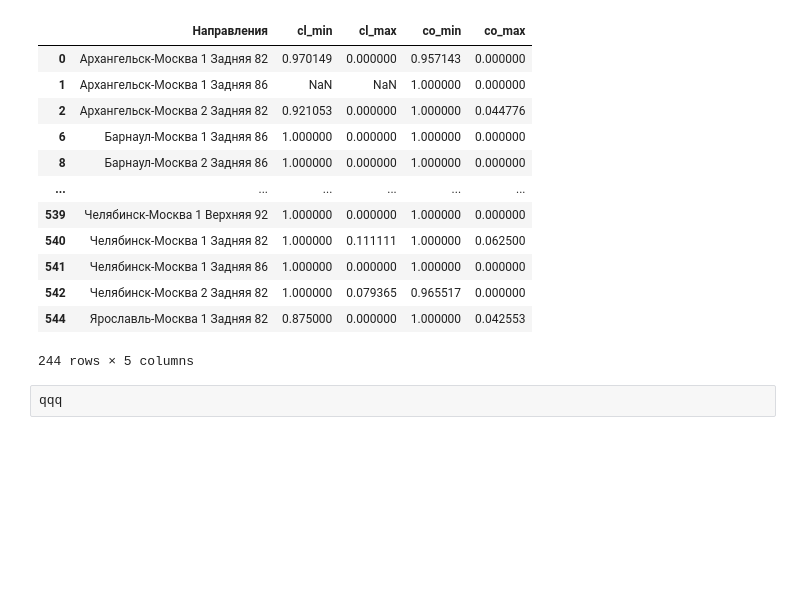
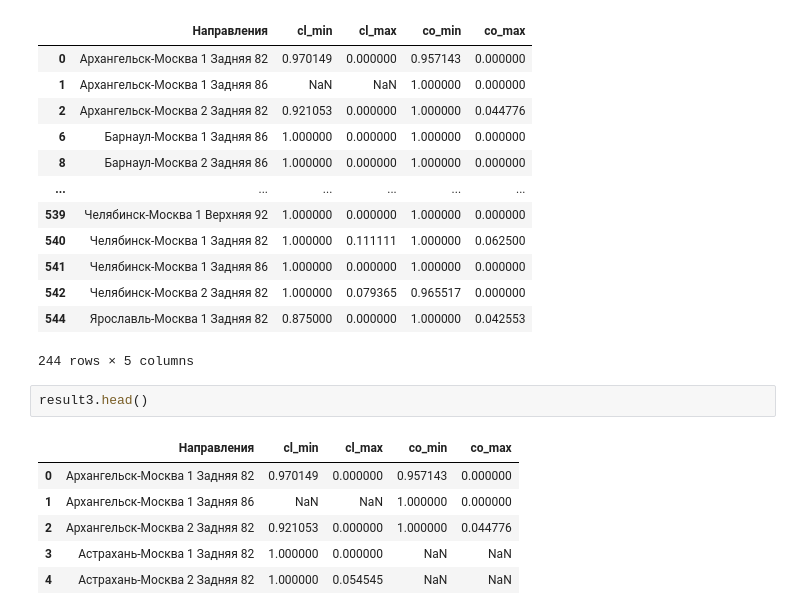
Before and after one commit to Vladimir170125/git, a Jupyter notebook: no_random.ipynb, the cells around one changed output. Drawn from its saved outputs; the diff is of its cells as text; blank space fills up the shorter version.

```diff
--- a/no_random.ipynb
+++ b/no_random.ipynb
@@ -417,4 +417,11 @@ final_co
 | 544 | Ярославль-Москва 1 Задняя 82 | 0.875000 | 0.000000 | 1.000000 | 0.042553 |
 244 rows × 5 columns
 # %%
-qqq
+result3.head()
+# %% [output]
+|  | Направления | cl_min | cl_max | co_min | co_max |
+| 0 | Архангельск-Москва 1 Задняя 82 | 0.970149 | 0.000000 | 0.957143 | 0.000000 |
+| 1 | Архангельск-Москва 1 Задняя 86 | NaN | NaN | 1.000000 | 0.000000 |
+| 2 | Архангельск-Москва 2 Задняя 82 | 0.921053 | 0.000000 | 1.000000 | 0.044776 |
+| 3 | Астрахань-Москва 1 Задняя 82 | 1.000000 | 0.000000 | NaN | NaN |
+| 4 | Астрахань-Москва 2 Задняя 82 | 1.000000 | 0.054545 | NaN | NaN |
```
Also changed, not shown: parts of 1 cell of this notebook.
